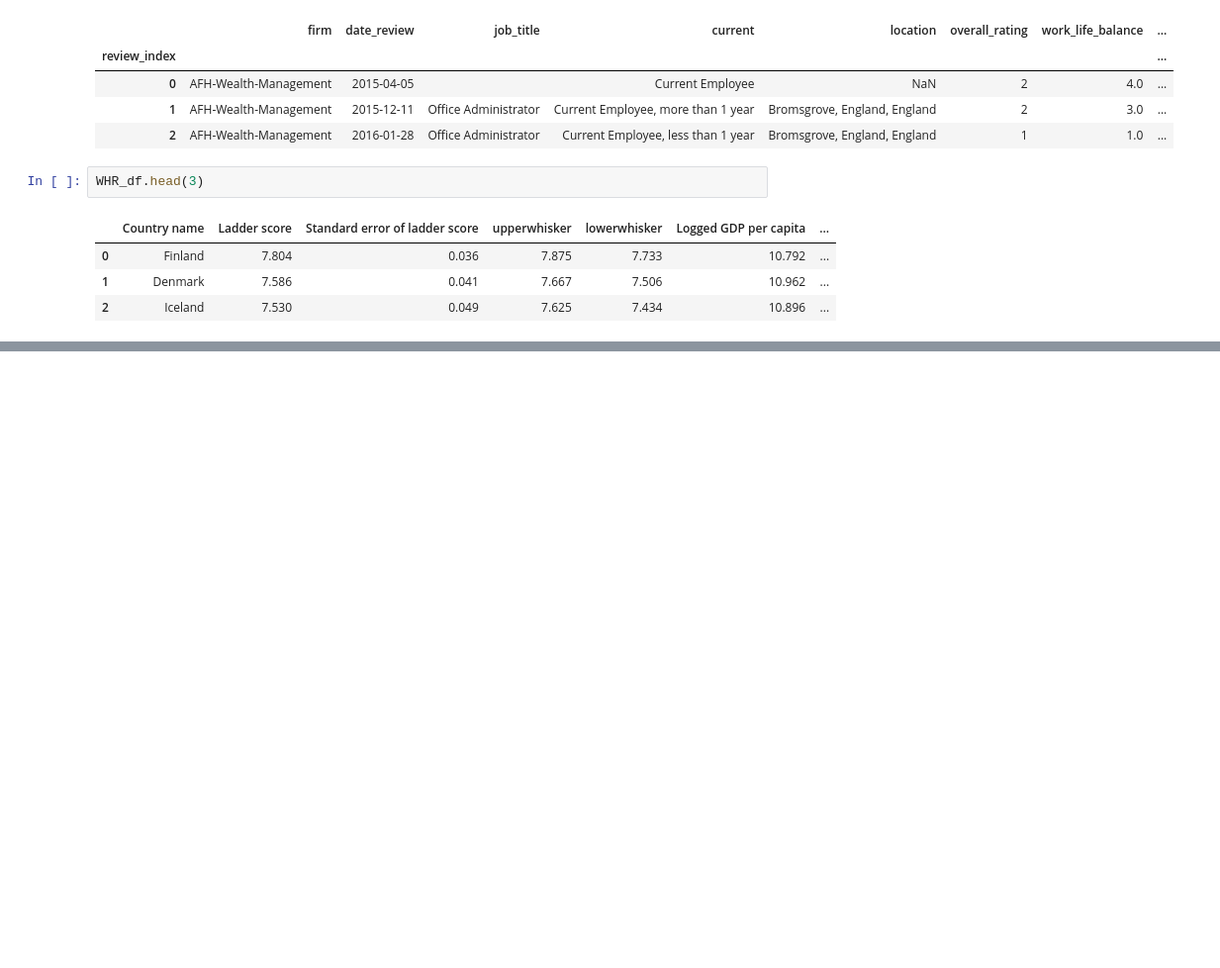
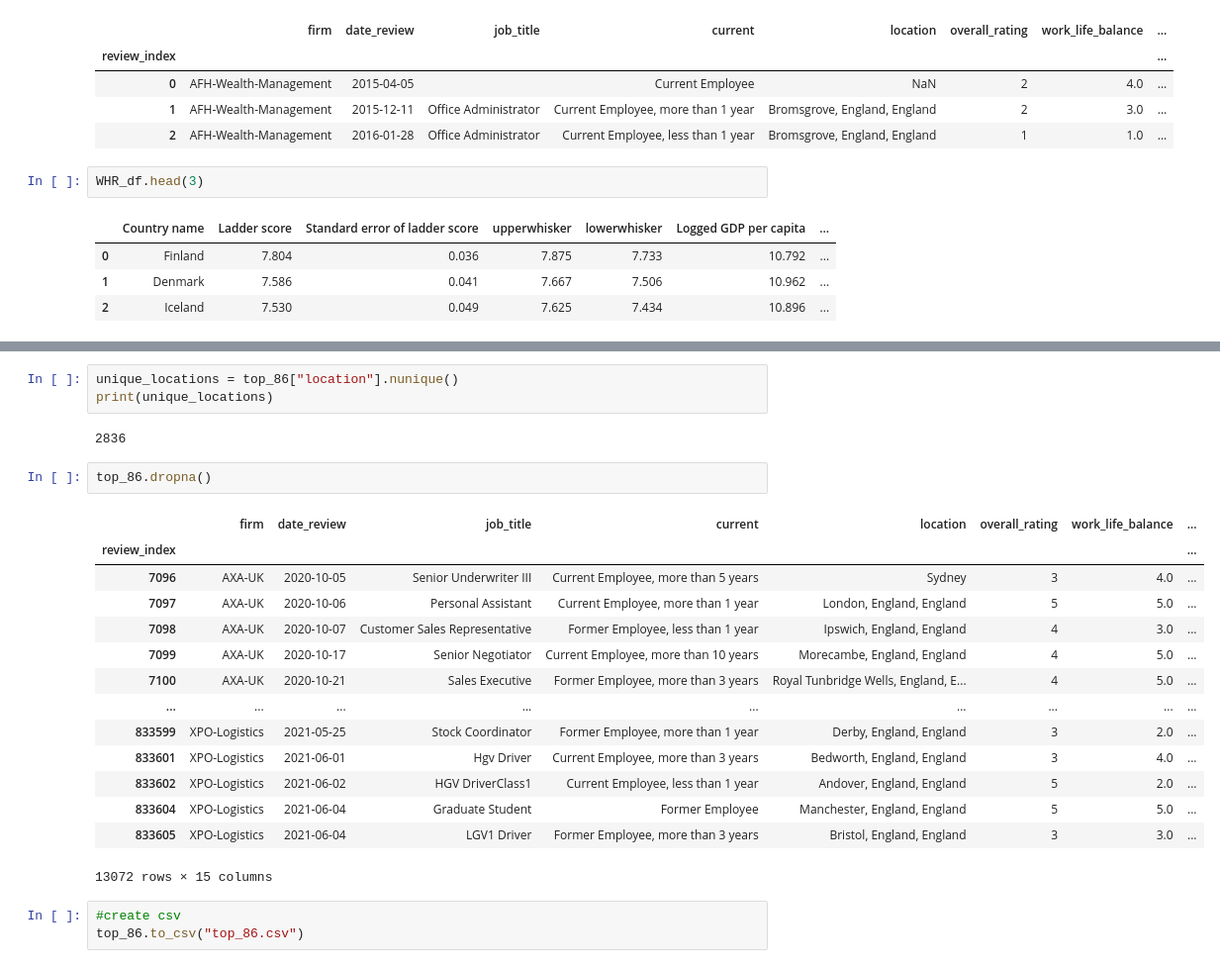
Before and after one commit to mlister3/job_satisfaction_neural_network, a Jupyter notebook: Data_Compile.ipynb, the cells around one changed output, grey strips where cells are left out. Shown at 99% size. Saved outputs shown, nothing was run; the diff lists cells and outputs as text; blank space fills up the shorter version.

```diff
--- a/Data_Compile.ipynb
+++ b/Data_Compile.ipynb
@@ -46,0 +170,25 @@ WHR_df.head(3)
+# %%
+unique_locations = top_86["location"].nunique()
+print(unique_locations)
+# %% [output]
+2836
+# %%
+top_86.dropna()
+# %% [output]
+|  | firm | date_review | job_title | current | location | overall_rating | work_life_balance | ... |
+| review_index |  |  |  |  |  |  |  | ... |
+| 7096 | AXA-UK | 2020-10-05 | Senior Underwriter III | Current Employee, more than 5 years | Sydney | 3 | 4.0 | ... |
+| 7097 | AXA-UK | 2020-10-06 | Personal Assistant | Current Employee, more than 1 year | London, England, England | 5 | 5.0 | ... |
+| 7098 | AXA-UK | 2020-10-07 | Customer Sales Representative | Former Employee, less than 1 year | Ipswich, England, England | 4 | 3.0 | ... |
+| 7099 | AXA-UK | 2020-10-17 | Senior Negotiator | Current Employee, more than 10 years | Morecambe, England, England | 4 | 5.0 | ... |
+| 7100 | AXA-UK | 2020-10-21 | Sales Executive | Former Employee, more than 3 years | Royal Tunbridge Wells, England, E... | 4 | 5.0 | ... |
+| ... | ... | ... | ... | ... | ... | ... | ... | ... |
+| 833599 | XPO-Logistics | 2021-05-25 | Stock Coordinator | Former Employee, more than 1 year | Derby, England, England | 3 | 2.0 | ... |
+| 833601 | XPO-Logistics | 2021-06-01 | Hgv Driver | Current Employee, more than 3 years | Bedworth, England, England | 3 | 4.0 | ... |
+| 833602 | XPO-Logistics | 2021-06-02 | HGV DriverClass1 | Current Employee, less than 1 year | Andover, England, England | 5 | 2.0 | ... |
+| 833604 | XPO-Logistics | 2021-06-04 | Graduate Student | Former Employee | Manchester, England, England | 5 | 5.0 | ... |
+| 833605 | XPO-Logistics | 2021-06-04 | LGV1 Driver | Former Employee, more than 3 years | Bristol, England, England | 3 | 3.0 | ... |
+13072 rows × 15 columns
+# %%
+#create csv
+top_86.to_csv("top_86.csv")
```
Also changed, not shown: parts of 8 cells of this notebook, 2 other files.
